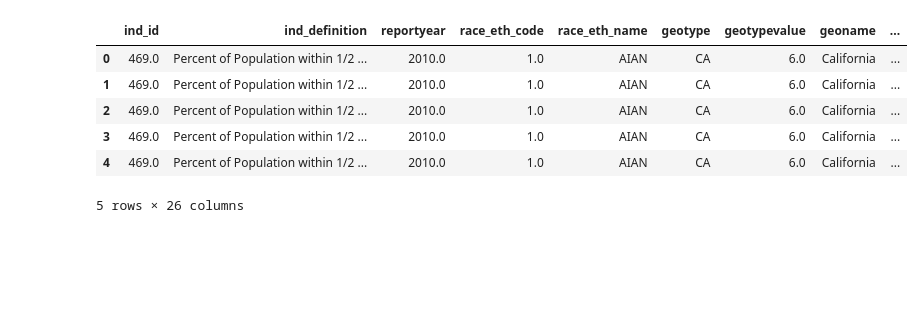
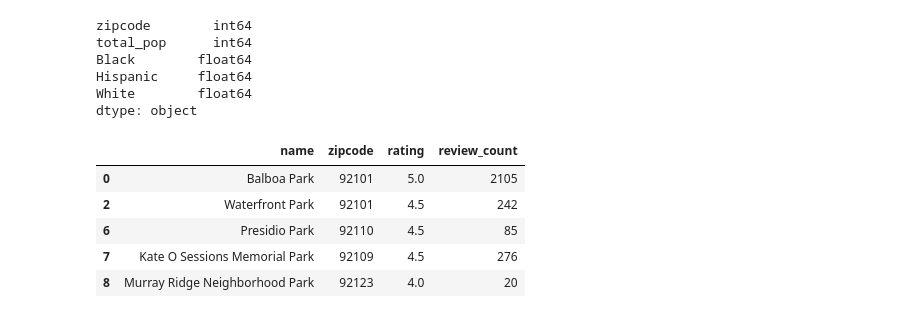
Before and after one commit to michaelbaluja/individual_fa20, a Jupyter notebook: final_project/Copy.ipynb, the cells around one changed output. Cells and saved outputs as stored; diff of their text form; code cells hidden in the pictures; blank space fills up the shorter version.

```diff
--- a/final_project/Copy.ipynb
+++ b/final_project/Copy.ipynb
@@ -20,4 +32,5 @@ import patsy
 # %%
-yelp_df = pd.read_csv('../data/yelp_SD_parks.csv')
-rec_df = gpd.read_file('../data/rec_centers_datasd.geojson')
-access_df = pd.read_excel('../data/hci_accesstoparks_469_ca_re_co_cd_pl_ct-7-3-2017-ada.xlsx')
+yelp_SD = pd.read_csv('../data/yelp_SD_parks.csv')
+park_df = gpd.read_file('../data/rec_centers_datasd.geojson')
+#access_df = pd.read_excel('../data/hci_accesstoparks_469_ca_re_co_cd_pl_ct-7-3-2017-ada.xlsx')
+demog_df = pd.read_excel('../data/censusacs_2010_zip_all_2020_12_13 06_17.xlsx')
@@ -23,0 +42,21 @@ access_df = pd.read_excel('../data/hci_accesstoparks_469_ca_re_co_cd_pl_ct-7-3-2
+# %%
+def address_to_zip(string):
+    zip = []
+    for str in string:
+        if str[-5] == '9':
+            zip.append(str[-5:])
+        else:
+            zip.append(np.nan)
+    return zip
+
+
+# Transform geovalues in access_df to zipcodes
+def geo_to_zip(string):
+    zipcode = []
+    for i in string:
+        if len(i) == 11:
+            zipcode.append(i[-7:-2])
+        else:
+            zipcode.append(np.nan)
+
+    return zipcode
@@ -23,0 +109,17 @@ access_df = pd.read_excel('../data/hci_accesstoparks_469_ca_re_co_cd_pl_ct-7-3-2
+# %%
+demogDF = demog_df.groupby('zipcode')['number'].agg([np.sum]).reset_index(level=0)
+
+demogDF = pd.merge(demogDF, AfriAm_perc, on='zipcode')
+demogDF = pd.merge(demogDF, Hisp_perc, on='zipcode')
+demogDF = pd.merge(demogDF, White_perc, on='zipcode')
+
+demogDF = demogDF.rename(columns={'sum':"total_pop",'number_x':'Black',
+                        'number_y':'Hispanic','number':'White'})
+demogDF.dtypes
+# %% [output]
+zipcode        int64
+total_pop      int64
+Black        float64
+Hispanic     float64
+White        float64
+dtype: object
@@ -24,10 +128,15 @@ access_df = pd.read_excel('../data/hci_accesstoparks_469_ca_re_co_cd_pl_ct-7-3-2
+# %%
+yelp_SD['zipcode'] = address_to_zip(yelp_SD['address'])
+yelp_SD = yelp_SD.dropna()
+
+yelp_SD = yelp_SD.drop(columns=['phone','id','url','longitude','latitude','is_closed'])
+yelp_SD = yelp_SD.loc[:,['name','zipcode','rating','review_count']]
 # %%
-access_df.head()
+yelp_SD.head()
 # %% [output]
-|  | ind_id | ind_definition | reportyear | race_eth_code | race_eth_name | geotype | geotypevalue | geoname | ... |
-| 0 | 469.0 | Percent of Population within 1/2 ... | 2010.0 | 1.0 | AIAN | CA | 6.0 | California | ... |
-| 1 | 469.0 | Percent of Population within 1/2 ... | 2010.0 | 1.0 | AIAN | CA | 6.0 | California | ... |
-| 2 | 469.0 | Percent of Population within 1/2 ... | 2010.0 | 1.0 | AIAN | CA | 6.0 | California | ... |
-| 3 | 469.0 | Percent of Population within 1/2 ... | 2010.0 | 1.0 | AIAN | CA | 6.0 | California | ... |
-| 4 | 469.0 | Percent of Population within 1/2 ... | 2010.0 | 1.0 | AIAN | CA | 6.0 | California | ... |
+|  | name | zipcode | rating | review_count |
+| 0 | Balboa Park | 92101 | 5.0 | 2105 |
+| 2 | Waterfront Park | 92101 | 4.5 | 242 |
+| 6 | Presidio Park | 92110 | 4.5 | 85 |
+| 7 | Kate O Sessions Memorial Park | 92109 | 4.5 | 276 |
+| 8 | Murray Ridge Neighborhood Park | 92123 | 4.0 | 20 |
-5 rows × 26 columns
```
Also changed, not shown: parts of 28 cells of this notebook, 4 other files.
